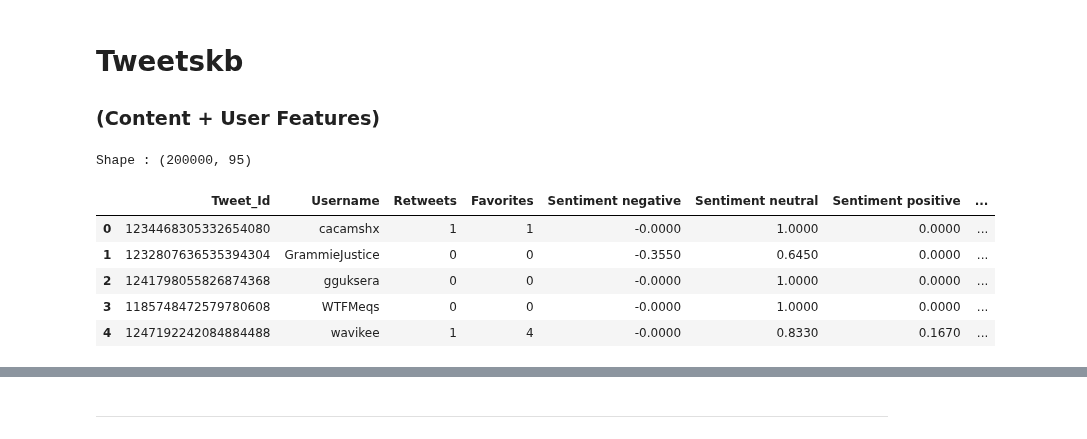
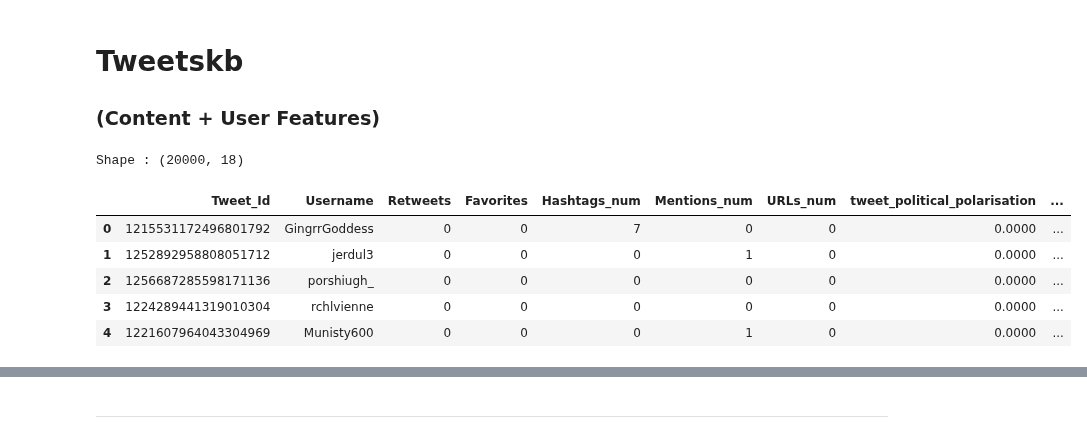
Before and after one commit to MoSamani/Deleted-Tweets, a Jupyter notebook: classifiers/RandomForest_Classifier_(quantile).ipynb, the cells around one changed output, grey strips where cells are left out. Saved outputs shown, nothing was run; the diff lists cells and outputs as text; code cells hidden in the pictures.

```diff
--- a/classifiers/RandomForest_Classifier_(quantile).ipynb
+++ b/classifiers/RandomForest_Classifier_(quantile).ipynb
@@ -568,20 +532,20 @@ plot_hist_Features_content_only(l_features_importances, l_features, 'Rf_tweetsco
 # Tweetskb
 ### (Content + User Features)
 # %%
-path = '../data/df_tweetskb_sample_200000_9.tsv'
+path = '../data/df_tweetskb_sample_20000_9_v2.tsv'
 
-df_tweetskb_user = pd.read_csv(path, sep='\t', error_bad_lines=False, names=['Tweet_Id', 'Username', 'Retweets', 'Favorites', 'Sentiment negative', 'Sentiment neutral', 'Sentiment positive', 'Sentiment compound', 'Number of hashtags', 'Number od mentions', 'Text length', 'Number of URLs', 'Readability', 'Number of Emojis', 'Emoji_sent', 'Political polarisation (tweet based)', 'Science polarisation (tweet based)', 'Moderacy polarisation (tweet based)', 'Social', 'Family', 'Friend', 'Female', 'Male' , 'Work', 'Leisure', 'Home', 'Money', 'Relegion', 'Death', 'Informal', 'Swear', 'Netspeak', 'Assent', 'Nonflu', 'Filler', 'Body', 'Health', 'Sexual', 'Ingest', 'Posemo', 'Negemo', 'Anx', 'Anger', 'Sad', 'Insight', 'Cause', 'Discrep', 'Tentat', 'Certain', 'Differ', 'Affiliation', 'Achiev', 'Power', 'Reward', 'Risk', 'Focuspast', 'Focuspresent', 'Focusfuture', 'I', 'We', 'You', 'SheHe', 'They', 'Ipron', 'Article', 'Prep', 'Auxverb', 'Adverb', 'Conj', 'Negate', 'Verb', 'Adj', 'compare', 'Interrog', 'Number', 'Quant', 'See', 'Hear', 'Feel', 'Motion', 'Space', 'Time', 'Political polarisation (user based)', 'Science polarisation (user based)', 'Moderacy polarisation (user based)', 'Posted_tweets (per user)', 'Deleted_tweets (per user)', 'Deletion_ratio (user)', 'Reputation (user)', 'Is_deleted', 'User sentiment average', 'Tweet sentiment deviation', 'Tweet political polarisation deviation', 'Tweet science polarisation deviation', 'Tweet moderacy polarisation deviation'])
+df_tweetskb_user = pd.read_csv(path, sep='\t', error_bad_lines=False, names=['Tweet_Id', 'Username', 'Retweets', 'Favorites', 'Hashtags_num', 'Mentions_num', 'URLs_num', 'tweet_political_polarisation', 'tweet_science_polarisation', 'tweet_moderacy_polarisation', 'user_political_polarisation', 'user_science_polarisation', 'user_moderacy_polarisation', 'user_posted_tweets', 'user_deleted_tweets', 'user_Deletion_ratio', 'user_Reputation', 'Is_deleted' ])
 
 print('Shape :', df_tweetskb_user.shape)
 df_tweetskb_user.head()
 # %% [output]
-Shape : (200000, 95)
+Shape : (20000, 18)
-|  | Tweet_Id | Username | Retweets | Favorites | Sentiment negative | Sentiment neutral | Sentiment positive | ... |
-| 0 | 1234468305332654080 | cacamshx | 1 | 1 | -0.0000 | 1.0000 | 0.0000 | ... |
-| 1 | 1232807636535394304 | GrammieJustice | 0 | 0 | -0.3550 | 0.6450 | 0.0000 | ... |
-| 2 | 1241798055826874368 | gguksera | 0 | 0 | -0.0000 | 1.0000 | 0.0000 | ... |
-| 3 | 1185748472579780608 | WTFMeqs | 0 | 0 | -0.0000 | 1.0000 | 0.0000 | ... |
-| 4 | 1247192242084884488 | wavikee | 1 | 4 | -0.0000 | 0.8330 | 0.1670 | ... |
+|  | Tweet_Id | Username | Retweets | Favorites | Hashtags_num | Mentions_num | URLs_num | tweet_political_polarisation | ... |
+| 0 | 1215531172496801792 | GingrrGoddess | 0 | 0 | 7 | 0 | 0 | 0.0000 | ... |
+| 1 | 1252892958808051712 | jerdul3 | 0 | 0 | 0 | 1 | 0 | 0.0000 | ... |
+| 2 | 1256687285598171136 | porshiugh_ | 0 | 0 | 0 | 0 | 0 | 0.0000 | ... |
+| 3 | 1224289441319010304 | rchlvienne | 0 | 0 | 0 | 0 | 0 | 0.0000 | ... |
+| 4 | 1221607964043304969 | Munisty600 | 0 | 0 | 0 | 1 | 0 | 0.0000 | ... |
 # %%
 features = df_tweetskb_user.columns
 #features
```
Also changed, not shown: parts of 50 cells of this notebook, 11 other files.
